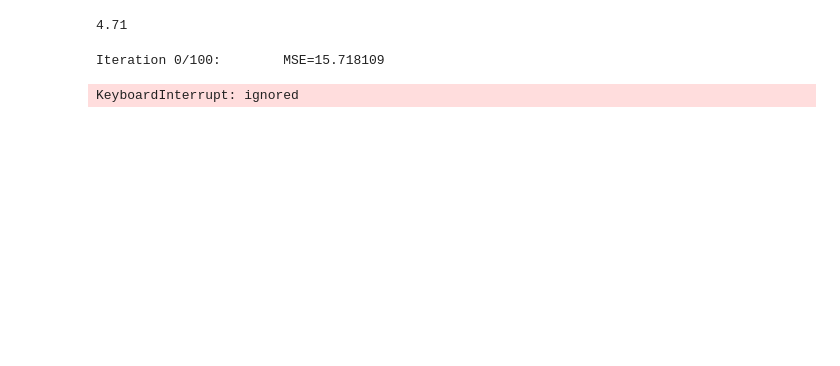
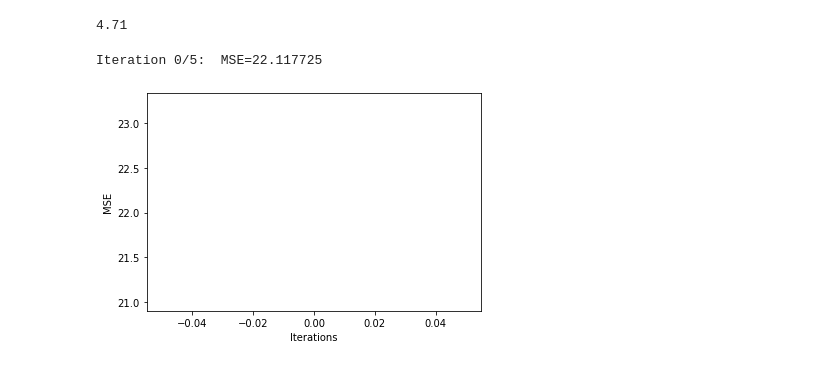
Before and after one commit to ab17254/ce888, a Jupyter notebook: Lab4/my_reccomender.ipynb, the cells around one changed output. Saved outputs shown, nothing was run; the diff lists cells and outputs as text; code cells hidden in the pictures; blank space fills up the shorter version.

```diff
--- a/Lab4/my_reccomender.ipynb
+++ b/Lab4/my_reccomender.ipynb
@@ -88,15 +108,15 @@ user_ratings = df.values
 latent_user_preferences = np.random.random((user_ratings.shape[0], n_latent_factors))
 latent_item_features = np.random.random((user_ratings.shape[1], n_latent_factors))
 # %%
-hist = sgd(100)
+hist = sgd(5)
 plt.figure()
 plt.plot(np.arange(0, 100, 10000), hist)
 plt.xlabel("Iterations")
 plt.ylabel("MSE")
 plt.show()
 # %% [output]
-Iteration 0/100:        MSE=15.718109
+Iteration 0/5:  MSE=22.117725
-KeyboardInterrupt: ignored
+[figure, added]
 # %%
 values_copy = values
 validation_size = len(validation_indices[0])
```
Also changed, not shown: parts of 11 cells of this notebook.
